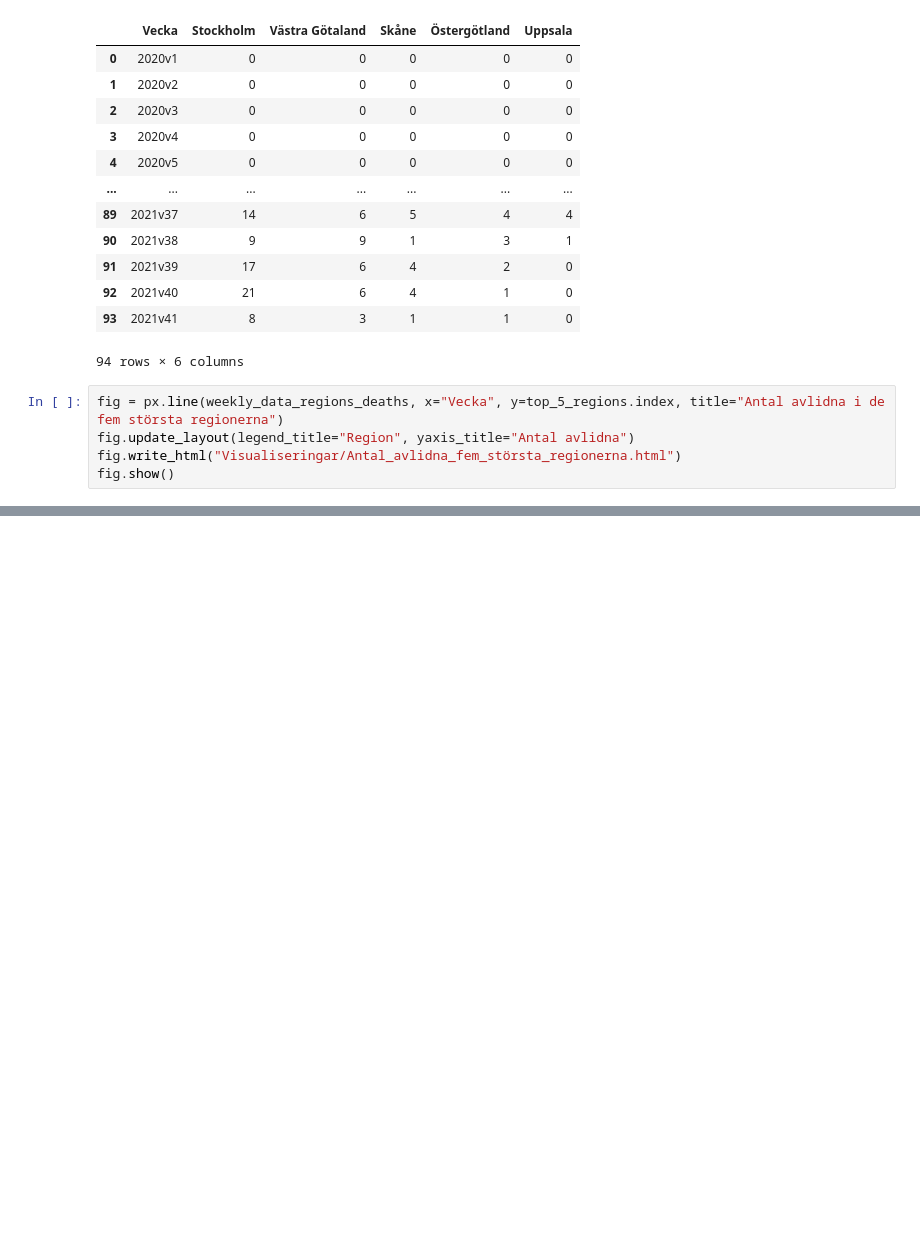
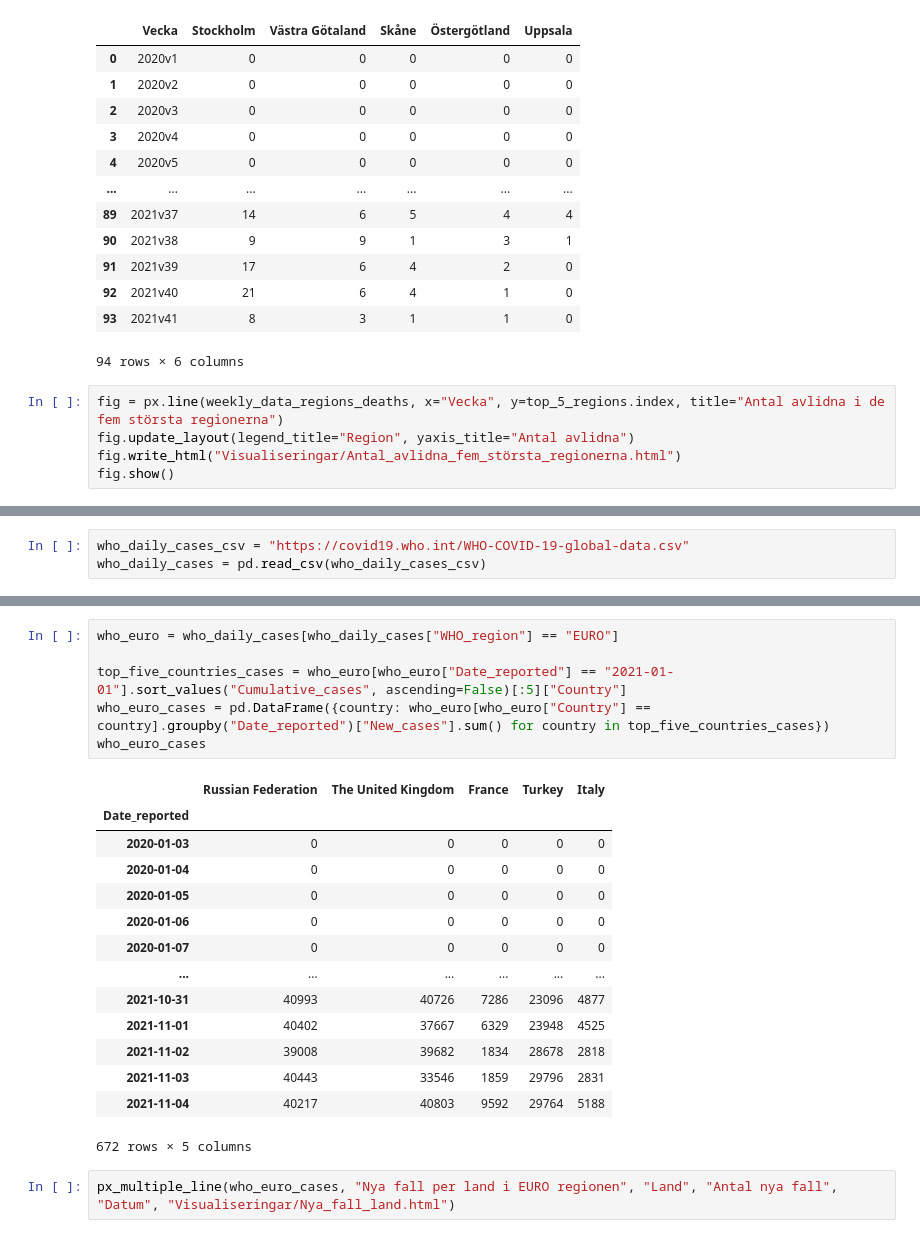
Before and after one commit to cseander/Databehandling-Christopher-Seander, a Jupyter notebook: Labs/Lab1.ipynb, the cells around one changed output, grey strips where cells are left out. Saved outputs shown, nothing was run; the diff lists cells and outputs as text; blank space fills up the shorter version.

```diff
--- a/Labs/Lab1.ipynb
+++ b/Labs/Lab1.ipynb
@@ -416,0 +421,3 @@ fig.show()
+# %%
+who_daily_cases_csv = "https://covid19.who.int/WHO-COVID-19-global-data.csv"
+who_daily_cases = pd.read_csv(who_daily_cases_csv)
@@ -416,0 +509,23 @@ fig.show()
+# %%
+who_euro = who_daily_cases[who_daily_cases["WHO_region"] == "EURO"]
+
+top_five_countries_cases = who_euro[who_euro["Date_reported"] == "2021-01-01"].sort_values("Cumulative_cases", ascending=False)[:5]["Country"]
+who_euro_cases = pd.DataFrame({country: who_euro[who_euro["Country"] == country].groupby("Date_reported")["New_cases"].sum() for country in top_five_countries_cases})
+who_euro_cases
+# %% [output]
+|  | Russian Federation | The United Kingdom | France | Turkey | Italy |
+| Date_reported |  |  |  |  |  |
+| 2020-01-03 | 0 | 0 | 0 | 0 | 0 |
+| 2020-01-04 | 0 | 0 | 0 | 0 | 0 |
+| 2020-01-05 | 0 | 0 | 0 | 0 | 0 |
+| 2020-01-06 | 0 | 0 | 0 | 0 | 0 |
+| 2020-01-07 | 0 | 0 | 0 | 0 | 0 |
+| ... | ... | ... | ... | ... | ... |
+| 2021-10-31 | 40993 | 40726 | 7286 | 23096 | 4877 |
+| 2021-11-01 | 40402 | 37667 | 6329 | 23948 | 4525 |
+| 2021-11-02 | 39008 | 39682 | 1834 | 28678 | 2818 |
+| 2021-11-03 | 40443 | 33546 | 1859 | 29796 | 2831 |
+| 2021-11-04 | 40217 | 40803 | 9592 | 29764 | 5188 |
+672 rows × 5 columns
+# %%
+px_multiple_line(who_euro_cases, "Nya fall per land i EURO regionen", "Land", "Antal nya fall", "Datum", "Visualiseringar/Nya_fall_land.html")
```
Also changed, not shown: parts of 32 cells of this notebook, 18 other files.
